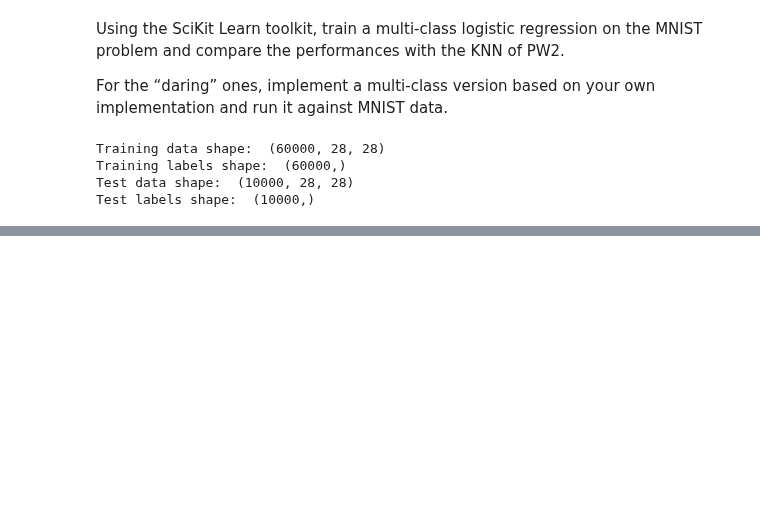
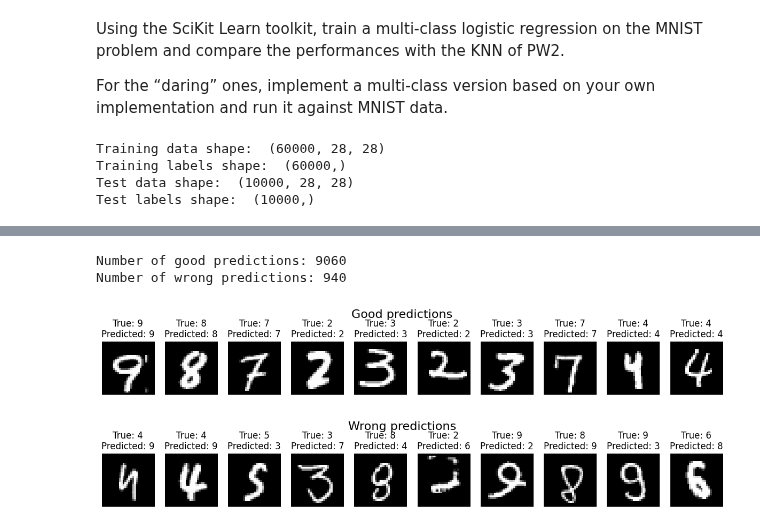
Before and after one commit to evarayHEIG/machle_labs, a Jupyter notebook: pw6/ex2-logreg-mnist/ex2-logreg-mnist.ipynb, the cells around one changed output, grey strips where cells are left out. Drawn from its saved outputs; the diff is of its cells as text; code cells hidden in the pictures; blank space fills up the shorter version.

```diff
--- a/pw6/ex2-logreg-mnist/ex2-logreg-mnist.ipynb
+++ b/pw6/ex2-logreg-mnist/ex2-logreg-mnist.ipynb
@@ -55,0 +96,34 @@ plt.show()
+# %%
+import random
+
+correct_idxs = np.where(y_pred == y_test)[0]
+wrong_idxs = np.where(y_pred != y_test)[0]
+
+print(f"Number of good predictions: {len(correct_idxs)}")
+print(f"Number of wrong predictions: {len(wrong_idxs)}")
+
+n_display = 10
+
+plt.figure(figsize=(15, 4))
+for i, idx in enumerate(random.sample(list(correct_idxs), n_display)):
+    plt.subplot(2, n_display, i + 1)
+    plt.imshow(X_test[idx].astype('uint8'))
+    plt.title(f"True: {y_test[idx]}\nPredicted: {y_pred[idx]}")
+    plt.axis('off')
+plt.suptitle("Good predictions", fontsize=16)
+plt.show()
+
+# Affichage des mal prédites
+plt.figure(figsize=(15, 4))
+for i, idx in enumerate(random.sample(list(wrong_idxs), n_display)):
+    plt.subplot(2, n_display, i + 1)
+    plt.imshow(X_test[idx].astype('uint8'))
+    plt.title(f"True: {y_test[idx]}\nPredicted: {y_pred[idx]}")
+    plt.axis('off')
+plt.suptitle("Wrong predictions", fontsize=16)
+plt.show()
+# %% [output]
+Number of good predictions: 9060
+Number of wrong predictions: 940
+[figure, added]
+[figure, added]
```
Also changed, not shown: parts of 10 cells of this notebook, 2 other files.
